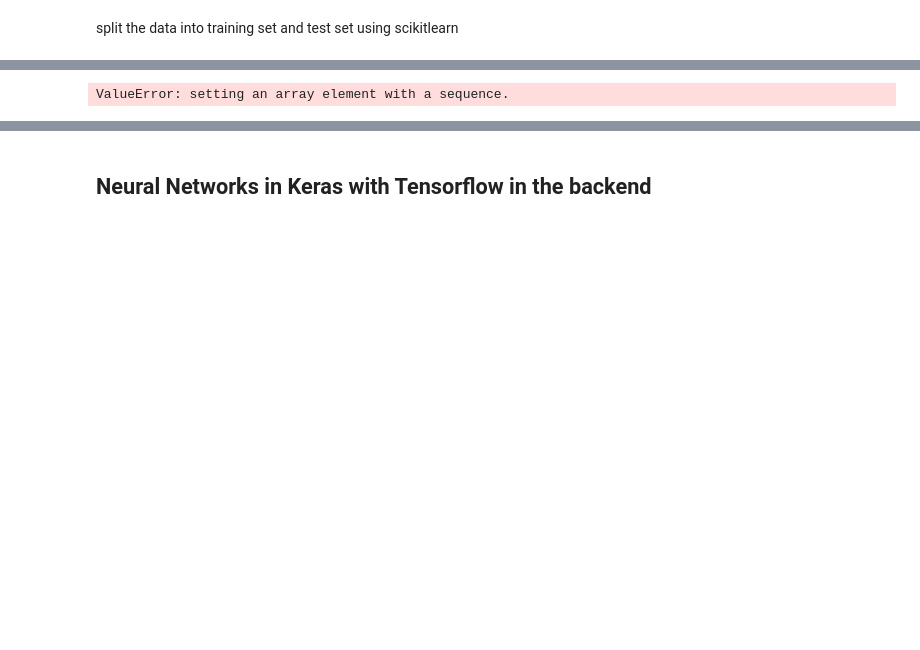
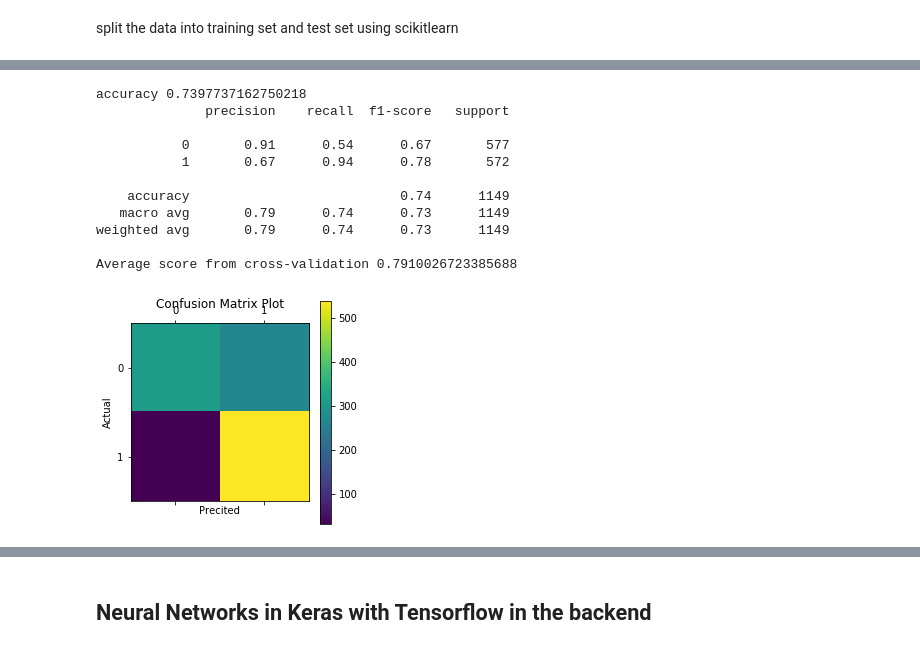
Before and after one commit to MondeSinxi/NLP-Skills-test, a Jupyter notebook: notebooks/model_exploration.ipynb, the cells around one changed output, grey strips where cells are left out. Saved outputs shown, nothing was run; the diff lists cells and outputs as text; code cells hidden in the pictures; blank space fills up the shorter version.

```diff
--- a/notebooks/model_exploration.ipynb
+++ b/notebooks/model_exploration.ipynb
@@ -177,8 +196,19 @@ X_train, X_test, text_vects = word_embedding(word_vectors, text_train, text_test
 # %%
 ## Naive Bayes Classifier for Multinomial Models
-classifier(MultinomialNB(), X_train, X_test, y_train, y_test, text_vects)
+classifier(MultinomialNB(), X_train, X_test, y_train, y_test, text_vects, filename='multinomial_tfidf.png')
 # %% [output]
-ValueError: setting an array element with a sequence.
+accuracy 0.7397737162750218
+              precision    recall  f1-score   support
+
+           0       0.91      0.54      0.67       577
+           1       0.67      0.94      0.78       572
+
+    accuracy                           0.74      1149
+   macro avg       0.79      0.74      0.73      1149
+weighted avg       0.79      0.74      0.73      1149
+
+Average score from cross-validation 0.7910026723385688
+[figure, added]
 # %%
 # Linear Support Vector Machine
 classifier(SGDClassifier(loss='hinge', penalty='l2',alpha=1e-3, max_iter=5, tol=None),
```
Also changed, not shown: parts of 18 cells of this notebook, 11 other files.
